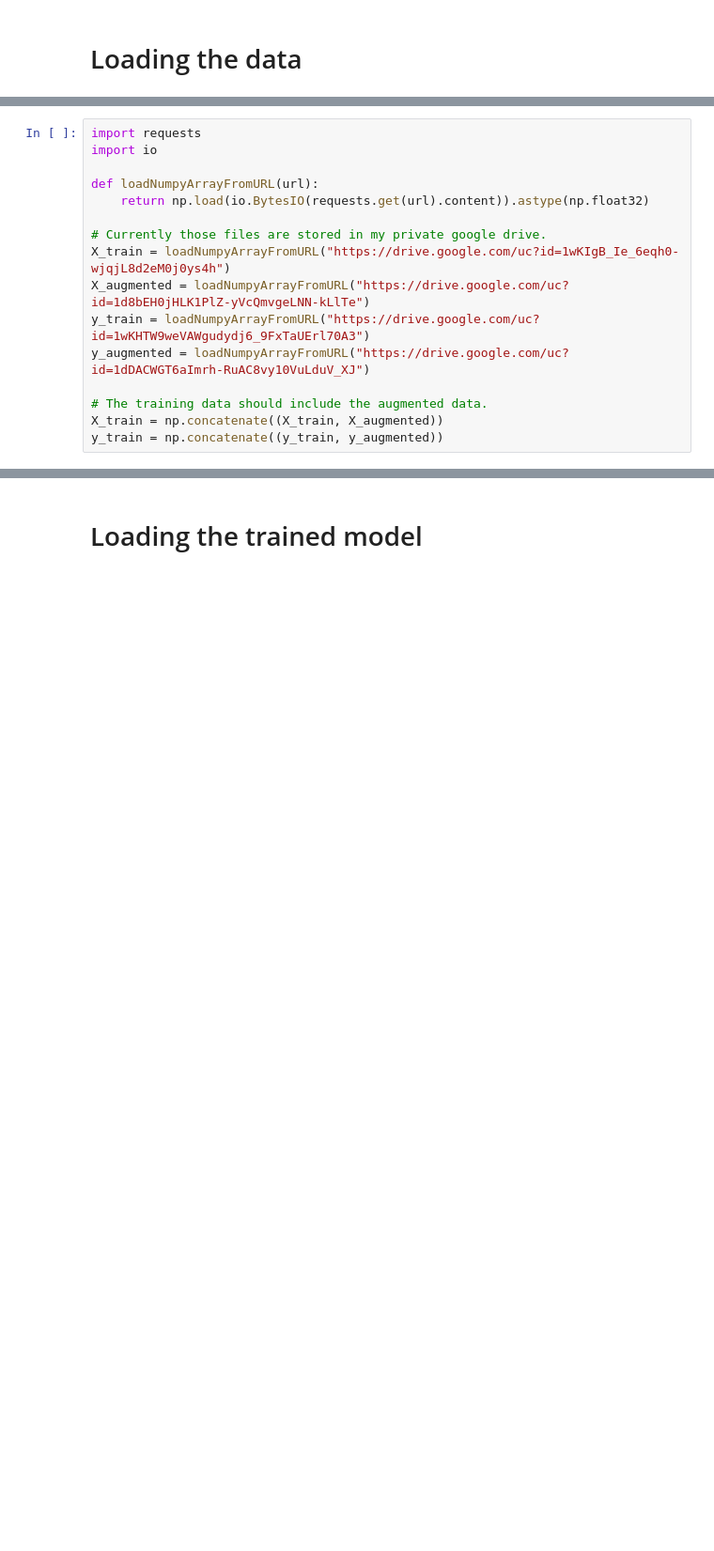
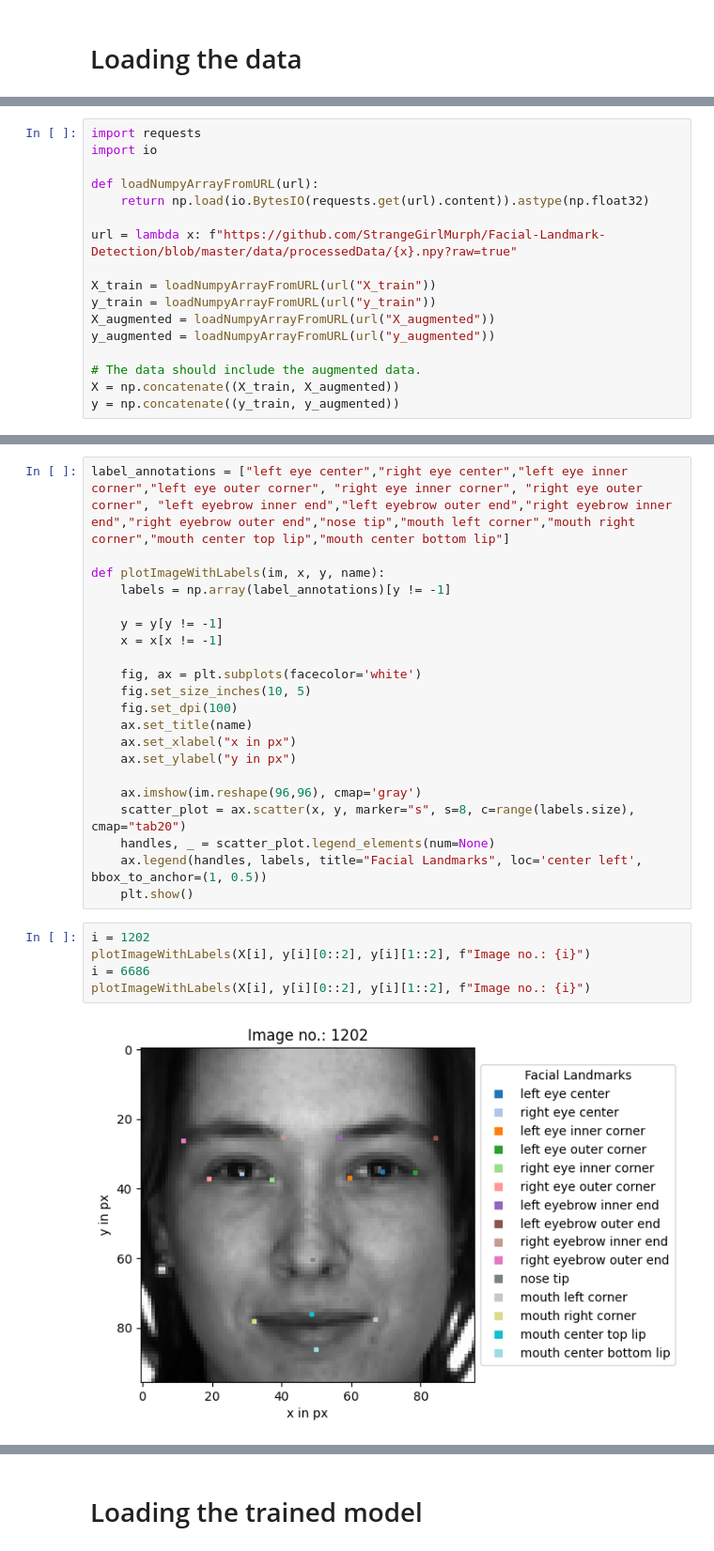
Before and after one commit to StrangeGirlMurph/Facial-Landmark-Detection, a Jupyter notebook: demo.ipynb, the cells around one changed output, grey strips where cells are left out. Shown: that part at 94% size. Saved outputs shown, nothing was run; the diff lists cells and outputs as text; blank space fills up the shorter version.

```diff
--- a/demo.ipynb
+++ b/demo.ipynb
@@ -18,13 +20,14 @@ import io
 def loadNumpyArrayFromURL(url):
     return np.load(io.BytesIO(requests.get(url).content)).astype(np.float32)
 
-# Currently those files are stored in my private google drive.
-X_train = loadNumpyArrayFromURL("https://drive.google.com/uc?id=1wKIgB_Ie_6eqh0-wjqjL8d2eM0j0ys4h")
-X_augmented = loadNumpyArrayFromURL("https://drive.google.com/uc?id=1d8bEH0jHLK1PlZ-yVcQmvgeLNN-kLlTe")
-y_train = loadNumpyArrayFromURL("https://drive.google.com/uc?id=1wKHTW9weVAWgudydj6_9FxTaUErl70A3")
-y_augmented = loadNumpyArrayFromURL("https://drive.google.com/uc?id=1dDACWGT6aImrh-RuAC8vy10VuLduV_XJ")
+url = lambda x: f"https://github.com/StrangeGirlMurph/Facial-Landmark-Detection/blob/master/data/processedData/{x}.npy?raw=true"
 
-# The training data should include the augmented data.
-X_train = np.concatenate((X_train, X_augmented))
-y_train = np.concatenate((y_train, y_augmented))
+X_train = loadNumpyArrayFromURL(url("X_train"))
+y_train = loadNumpyArrayFromURL(url("y_train"))
+X_augmented = loadNumpyArrayFromURL(url("X_augmented"))
+y_augmented = loadNumpyArrayFromURL(url("y_augmented"))
+
+# The data should include the augmented data.
+X = np.concatenate((X_train, X_augmented))
+y = np.concatenate((y_train, y_augmented))
 # %% [markdown]
@@ -37,0 +45,28 @@ Keep in mind though that this data is already preprocessed and the labels includ
+# %%
+label_annotations = ["left eye center","right eye center","left eye inner corner","left eye outer corner", "right eye inner corner", "right eye outer corner", "left eyebrow inner end","left eyebrow outer end","right eyebrow inner end","right eyebrow outer end","nose tip","mouth left corner","mouth right corner","mouth center top lip","mouth center bottom lip"]
+
+def plotImageWithLabels(im, x, y, name):
+    labels = np.array(label_annotations)[y != -1]
+
+    y = y[y != -1]
+    x = x[x != -1]
+
+    fig, ax = plt.subplots(facecolor='white')
+    fig.set_size_inches(10, 5)
+    fig.set_dpi(100)
+    ax.set_title(name)
+    ax.set_xlabel("x in px")
+    ax.set_ylabel("y in px")
+
+    ax.imshow(im.reshape(96,96), cmap='gray')
+    scatter_plot = ax.scatter(x, y, marker="s", s=8, c=range(labels.size), cmap="tab20")
+    handles, _ = scatter_plot.legend_elements(num=None)
+    ax.legend(handles, labels, title="Facial Landmarks", loc='center left', bbox_to_anchor=(1, 0.5))
+    plt.show()
+# %%
+i = 1202
+plotImageWithLabels(X[i], y[i][0::2], y[i][1::2], f"Image no.: {i}")
+i = 6686
+plotImageWithLabels(X[i], y[i][0::2], y[i][1::2], f"Image no.: {i}")
+# %% [output]
+[figure, added]
```
Also changed, not shown: parts of 9 cells of this notebook, 2 other files.
